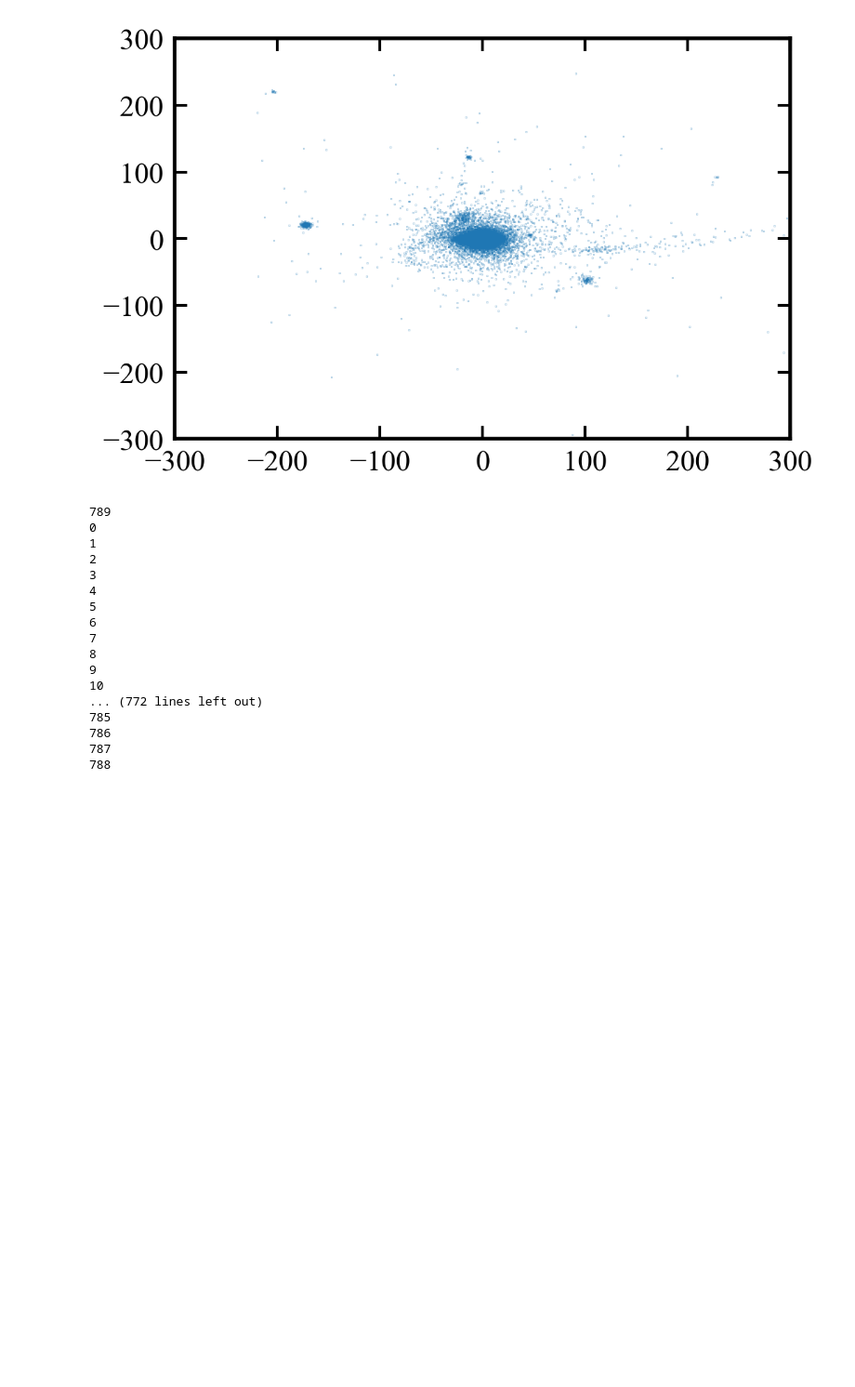
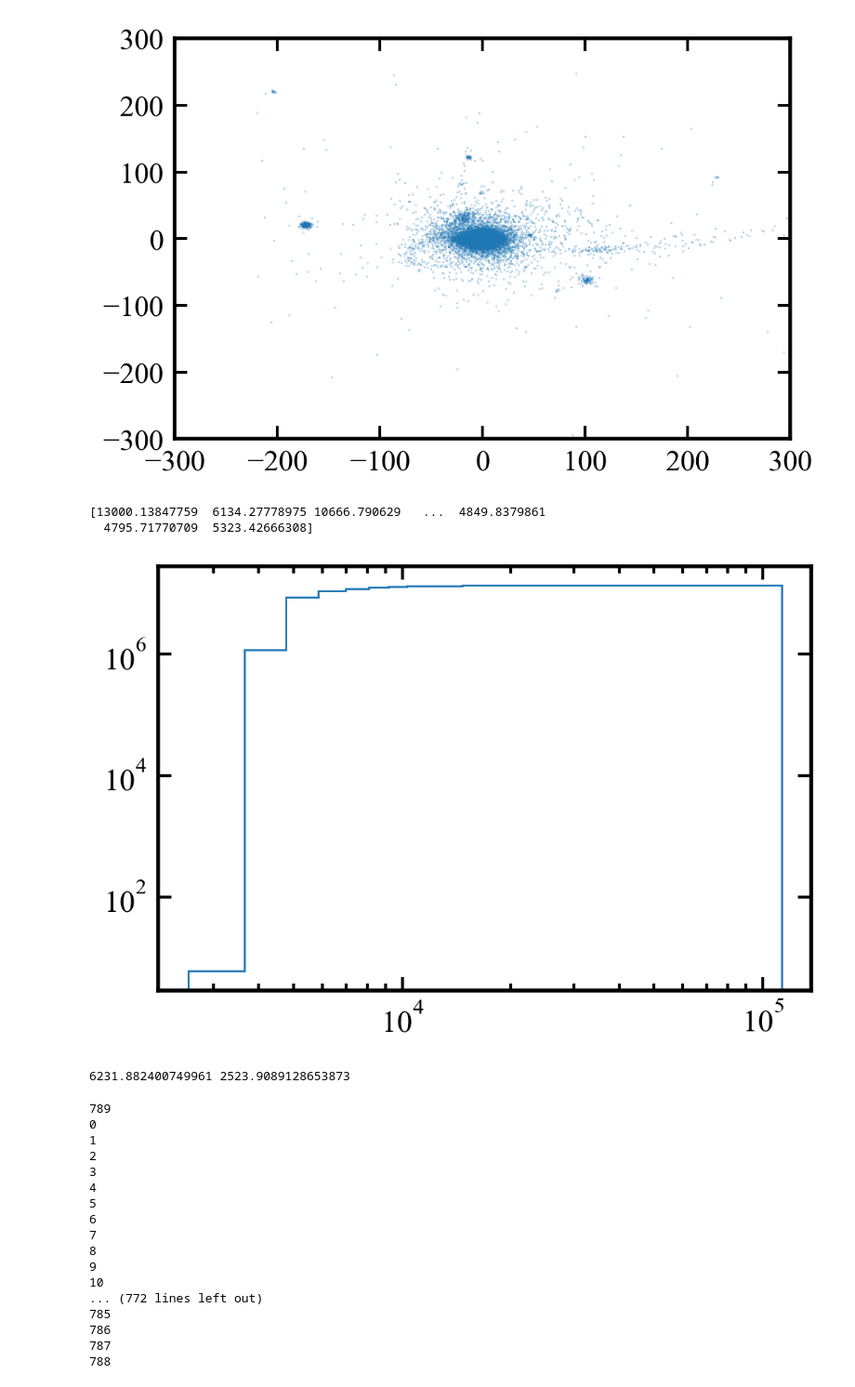
Before and after one commit to AndrewGraus/Stellar_Halo_Project, a Jupyter notebook: Isolate_stars.ipynb, the cells around one changed output. Shown at 93% size. Cells and saved outputs as stored; diff of their text form; code cells hidden in the pictures; blank space fills up the shorter version.

```diff
--- a/Isolate_stars.ipynb
+++ b/Isolate_stars.ipynb
@@ -93,6 +93,20 @@ plt.show()
 [figure]
 [figure]
 [figure]
+# %%
+print star_mass
+
+plt.hist(star_mass,bins=100,histtype='step',normed=False,cumulative=True)
+plt.xscale('log')
+plt.yscale('log')
+plt.show()
+
+print np.mean(star_mass), np.std(star_mass)
+# %% [output]
+[13000.13847759  6134.27778975 10666.790629   ...  4849.8379861
+  4795.71770709  5323.42666308]
+[figure, added]
+6231.882400749961 2523.9089128653873
 # %%
 #remove stars outside of 300 kpc
 #stars wthin 10 kpc of the center
```
Also changed, not shown: 2 other files.
